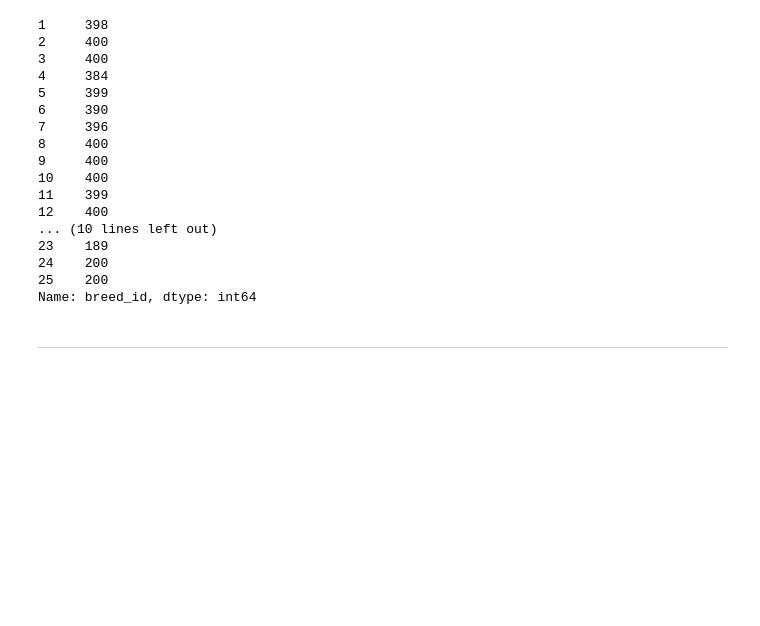
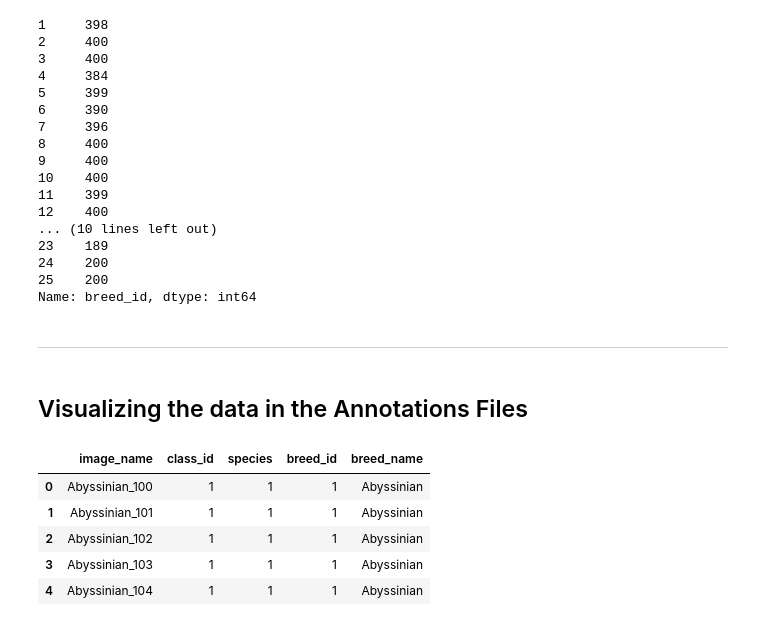
Before and after one commit to OmarAhmedAbdelAziz/Multiclass-Classification-Semantic-Segmentation-of-Pet-Breeds, a Jupyter notebook: notebooks/Step by Step Notebook.ipynb, the cells around one changed output. Drawn from its saved outputs; the diff is of its cells as text; code cells hidden in the pictures; blank space fills up the shorter version.

```diff
--- a/notebooks/Step by Step Notebook.ipynb
+++ b/notebooks/Step by Step Notebook.ipynb
@@ -136,3 +138,5 @@ Breed distribution:
 Name: breed_id, dtype: int64
 # %% [markdown]
 ---
+# %% [markdown]
+## Visualizing the data in the Annotations Files
@@ -138,0 +151,9 @@ Name: breed_id, dtype: int64
+# %%
+list_df.head()
+# %% [output]
+|  | image_name | class_id | species | breed_id | breed_name |
+| 0 | Abyssinian_100 | 1 | 1 | 1 | Abyssinian |
+| 1 | Abyssinian_101 | 1 | 1 | 1 | Abyssinian |
+| 2 | Abyssinian_102 | 1 | 1 | 1 | Abyssinian |
+| 3 | Abyssinian_103 | 1 | 1 | 1 | Abyssinian |
+| 4 | Abyssinian_104 | 1 | 1 | 1 | Abyssinian |
```
Also changed, not shown: parts of 7 cells of this notebook.
